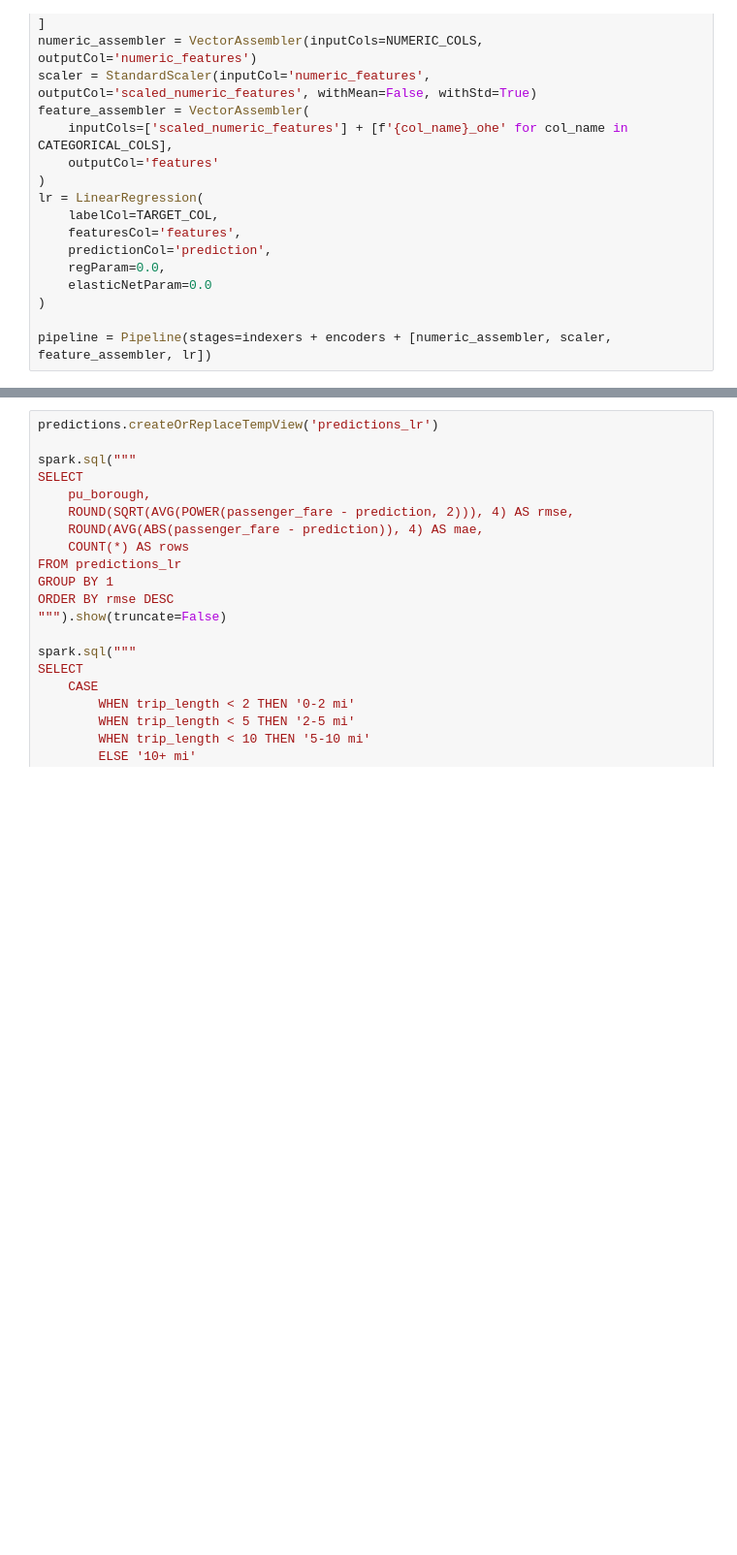
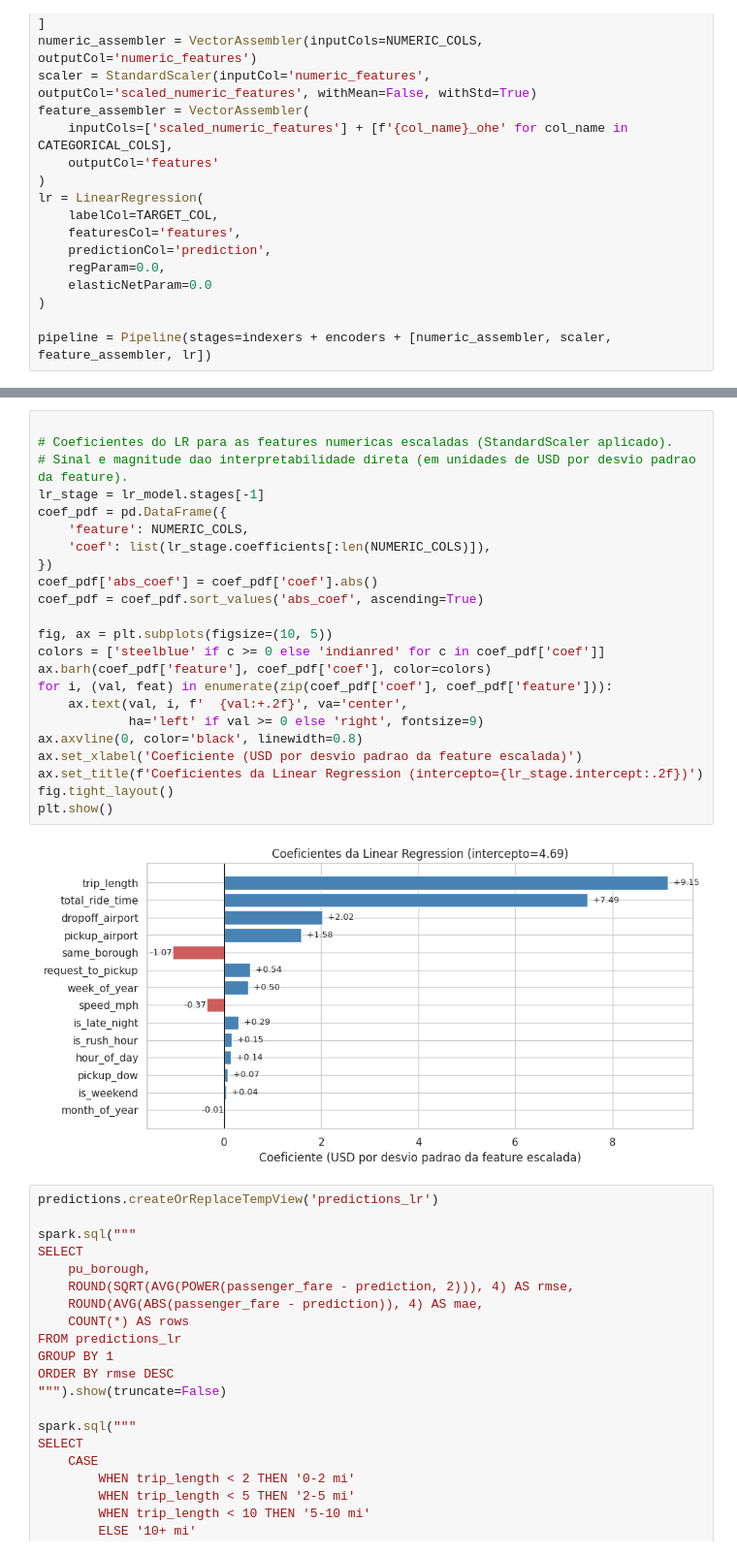
Before and after one commit to waizbart/nyc-rideshare-fare-prediction, a Jupyter notebook: notebooks/03_linear_regression.ipynb, the cells around one changed output, grey strips where cells are left out. Shown at 97% size. Saved outputs shown, nothing was run; the diff lists cells and outputs as text; blank space fills up the shorter version.

```diff
--- a/notebooks/03_linear_regression.ipynb
+++ b/notebooks/03_linear_regression.ipynb
@@ -95,3 +96,28 @@ metrics
+# %%
+
+# Coeficientes do LR para as features numericas escaladas (StandardScaler aplicado).
+# Sinal e magnitude dao interpretabilidade direta (em unidades de USD por desvio padrao da feature).
+lr_stage = lr_model.stages[-1]
+coef_pdf = pd.DataFrame({
+    'feature': NUMERIC_COLS,
+    'coef': list(lr_stage.coefficients[:len(NUMERIC_COLS)]),
+})
+coef_pdf['abs_coef'] = coef_pdf['coef'].abs()
+coef_pdf = coef_pdf.sort_values('abs_coef', ascending=True)
+
+fig, ax = plt.subplots(figsize=(10, 5))
+colors = ['steelblue' if c >= 0 else 'indianred' for c in coef_pdf['coef']]
+ax.barh(coef_pdf['feature'], coef_pdf['coef'], color=colors)
+for i, (val, feat) in enumerate(zip(coef_pdf['coef'], coef_pdf['feature'])):
+    ax.text(val, i, f'  {val:+.2f}', va='center',
+            ha='left' if val >= 0 else 'right', fontsize=9)
+ax.axvline(0, color='black', linewidth=0.8)
+ax.set_xlabel('Coeficiente (USD por desvio padrao da feature escalada)')
+ax.set_title(f'Coeficientes da Linear Regression (intercepto={lr_stage.intercept:.2f})')
+fig.tight_layout()
+plt.show()
+# %% [output]
+[figure, added]
 # %%
 predictions.createOrReplaceTempView('predictions_lr')
 
```
Also changed, not shown: parts of 10 cells of this notebook, 9 other files.
